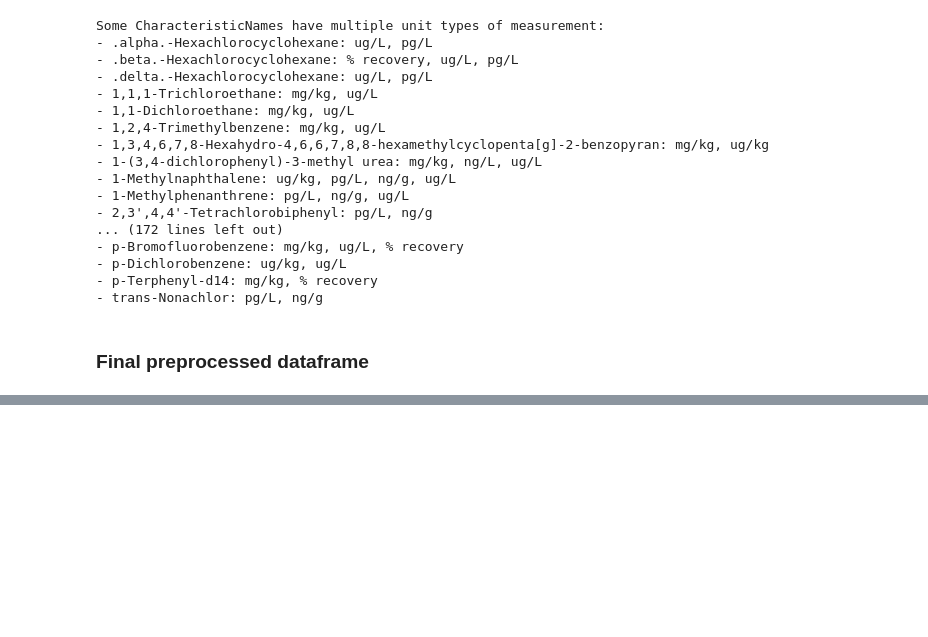
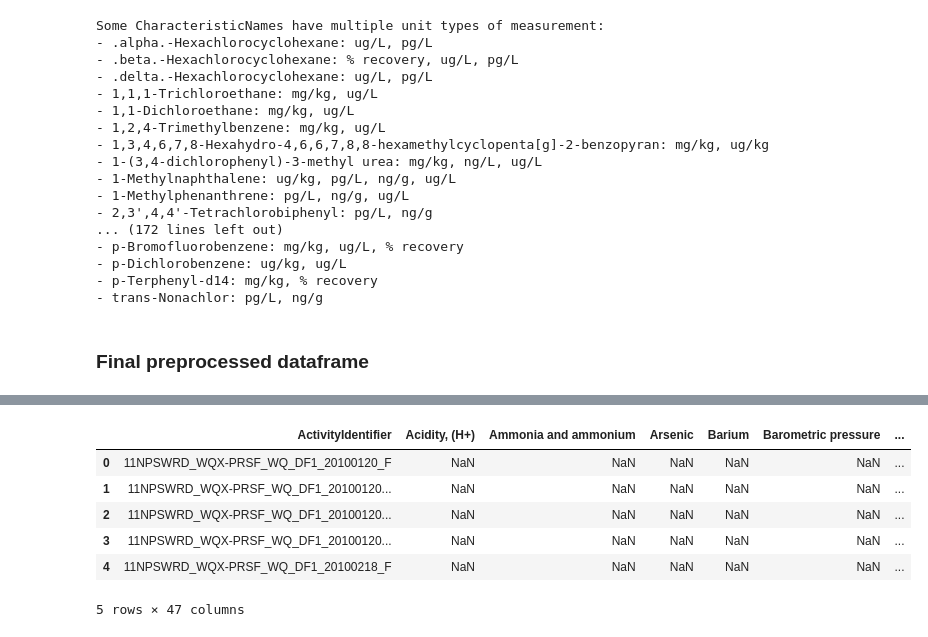
Before and after one commit to vishalival/eneres131-final-proj, a Jupyter notebook: data_preprocessing.ipynb, the cells around one changed output, grey strips where cells are left out. Cells and saved outputs as stored; diff of their text form; code cells hidden in the pictures; blank space fills up the shorter version.

Commit message:
updated data with more cols

```diff
--- a/data_preprocessing.ipynb
+++ b/data_preprocessing.ipynb
@@ -444,34 +461,49 @@ top_features = [
     "Organic carbon",
     "Nitrogen, mixed forms (NH3), (NH4), organic, (NO2) and (NO3)",
     "Ammonia and ammonium",
     "Nitrite",
     "Nitrate",
     "Orthophosphate",
     "Phosphorus",
     "Calcium",
     "Magnesium",
     "Sodium",
     "Potassium",
     "Chloride",
     "Sulfate",
     "Fluoride",
     "Silica",
     "Arsenic",
     "Barium",
     "Boron",
     "Depth",
     "Hardness, Ca, Mg",
     "Carbon dioxide"
 ]
 
 water_quality_df = filtered_df_bio_joined[filtered_df_bio_joined["CharacteristicName"].isin(top_features)]
 
-water_quality_df = water_quality_df.pivot_table(
-    index=['ActivityIdentifier', 'ProjectIdentifier', 'ActivityStartDate', 'LongitudeMeasure', 'LatitudeMeasure'],
+water_quality_df_pivot = water_quality_df.pivot_table(
+    index='ActivityIdentifier',
     columns='CharacteristicName',
     values='ResultMeasureValue'
 ).reset_index()
 
-water_quality_df.head()
+additional_info_wq = water_quality_df[['ActivityIdentifier', 'ProjectIdentifier',
+                               'ActivityStartDate', "ActivityStartTime/Time",
+                                "ActivityStartTime/TimeZoneCode",
+                                'LongitudeMeasure', 'LatitudeMeasure']].drop_duplicates()
 
-# water_quality_df.to_csv("water_quality.csv")
+final_data_wq = water_quality_df_pivot.merge(additional_info_wq, on='ActivityIdentifier', how='left')
+
+final_data_wq.head()
+
+# final_data_wq.to_csv("final_data/water_quality.csv")
+# %% [output]
+|  | ActivityIdentifier | Acidity, (H+) | Ammonia and ammonium | Arsenic | Barium | Barometric pressure | ... |
+| 0 | 11NPSWRD_WQX-PRSF_WQ_DF1_20100120_F | NaN | NaN | NaN | NaN | NaN | ... |
+| 1 | 11NPSWRD_WQX-PRSF_WQ_DF1_20100120... | NaN | NaN | NaN | NaN | NaN | ... |
+| 2 | 11NPSWRD_WQX-PRSF_WQ_DF1_20100120... | NaN | NaN | NaN | NaN | NaN | ... |
+| 3 | 11NPSWRD_WQX-PRSF_WQ_DF1_20100120... | NaN | NaN | NaN | NaN | NaN | ... |
+| 4 | 11NPSWRD_WQX-PRSF_WQ_DF1_20100218_F | NaN | NaN | NaN | NaN | NaN | ... |
+5 rows × 47 columns
```
Also changed, not shown: parts of 3 cells of this notebook, 3 other files.
